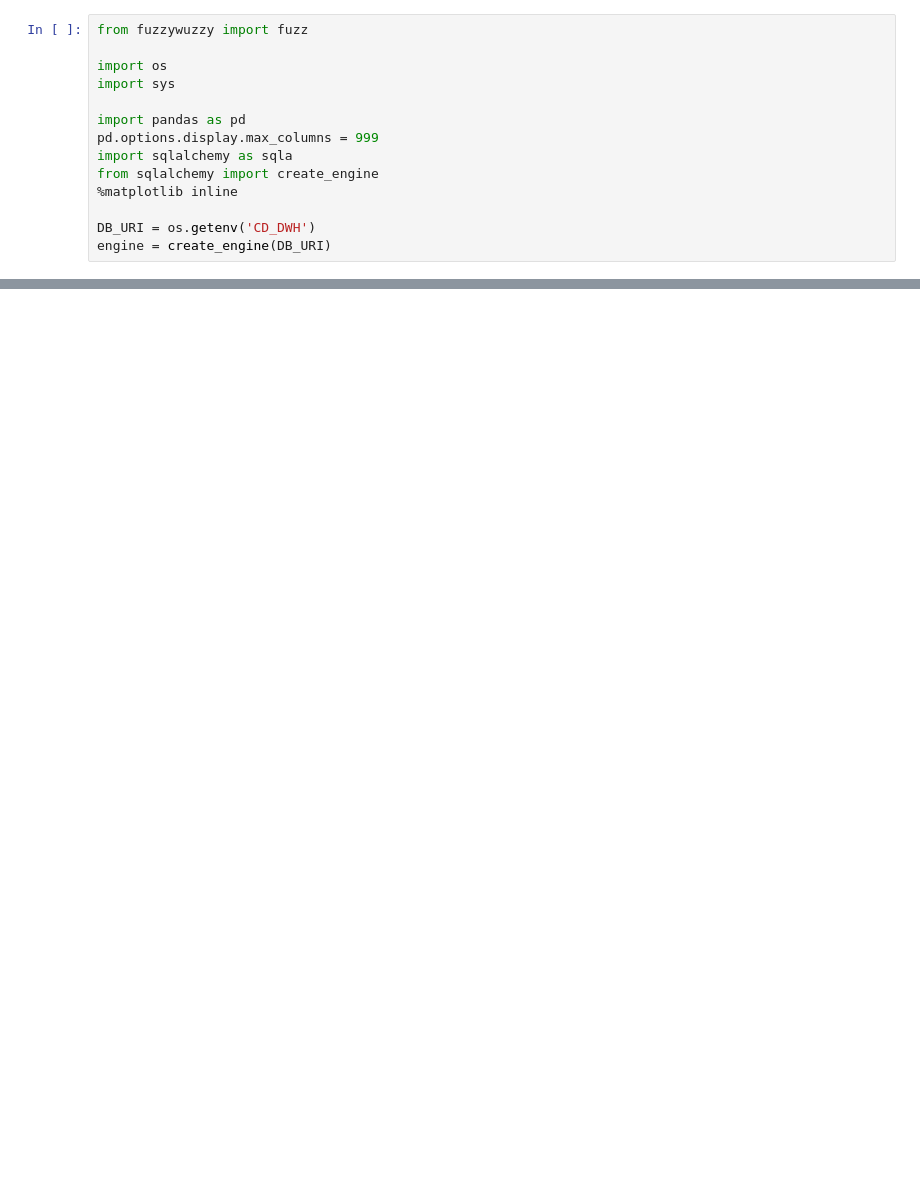
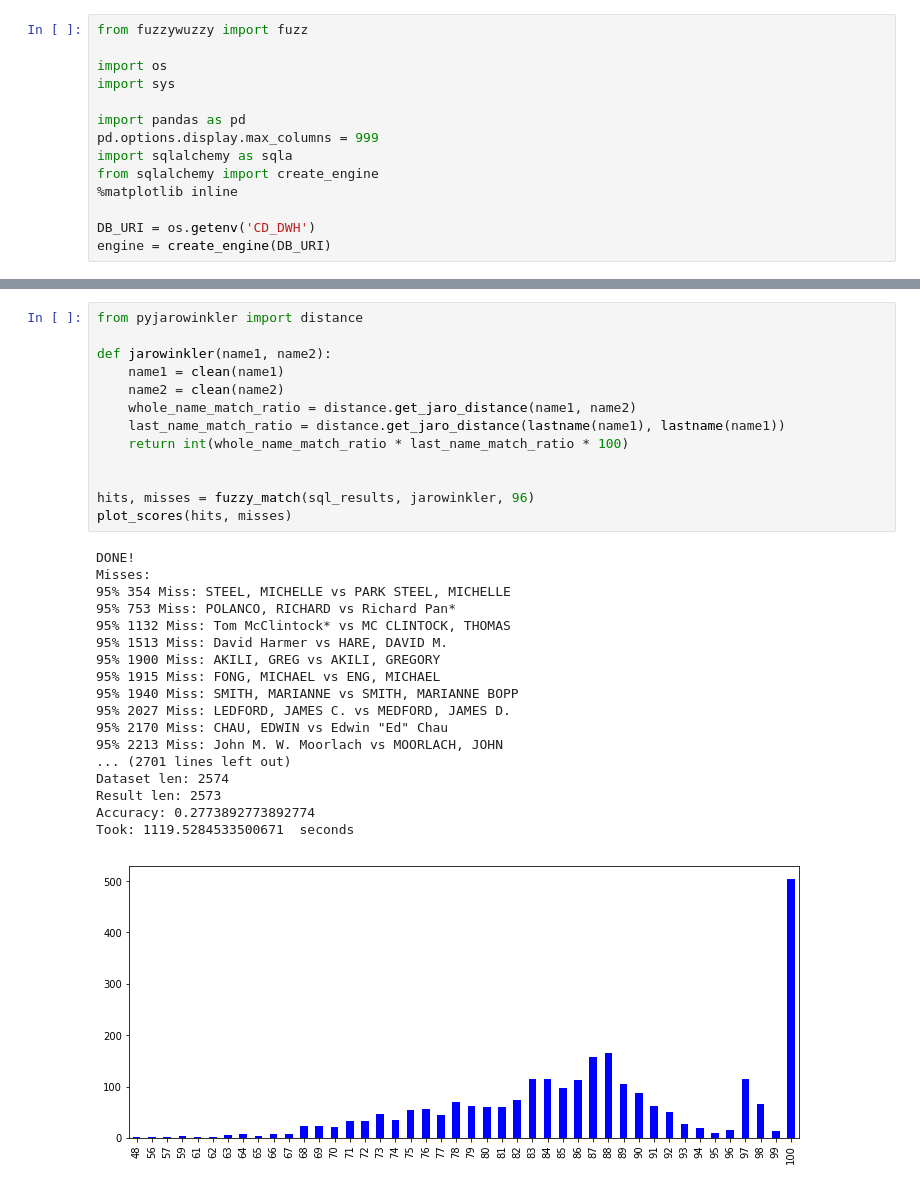
Before and after one commit to awoziji/datasci-campaign-finance, a Jupyter notebook: notebooks/Testing 2 Associating Table Data on Names.ipynb, the cells around one changed output, grey strips where cells are left out. Drawn from its saved outputs; the diff is of its cells as text; blank space fills up the shorter version.

```diff
--- a/notebooks/Testing 2 Associating Table Data on Names.ipynb
+++ b/notebooks/Testing 2 Associating Table Data on Names.ipynb
@@ -298,0 +546,32 @@ sql_results
+# %%
+from pyjarowinkler import distance
+
+def jarowinkler(name1, name2):
+    name1 = clean(name1)
+    name2 = clean(name2)
+    whole_name_match_ratio = distance.get_jaro_distance(name1, name2)
+    last_name_match_ratio = distance.get_jaro_distance(lastname(name1), lastname(name1))
+    return int(whole_name_match_ratio * last_name_match_ratio * 100)
+
+
+hits, misses = fuzzy_match(sql_results, jarowinkler, 96)
+plot_scores(hits, misses)
+# %% [output]
+DONE!
+Misses:
+95% 354 Miss: STEEL, MICHELLE vs PARK STEEL, MICHELLE
+95% 753 Miss: POLANCO, RICHARD vs Richard Pan*
+95% 1132 Miss: Tom McClintock* vs MC CLINTOCK, THOMAS
+95% 1513 Miss: David Harmer vs HARE, DAVID M.
+95% 1900 Miss: AKILI, GREG vs AKILI, GREGORY
+95% 1915 Miss: FONG, MICHAEL vs ENG, MICHAEL
+95% 1940 Miss: SMITH, MARIANNE vs SMITH, MARIANNE BOPP
+95% 2027 Miss: LEDFORD, JAMES C. vs MEDFORD, JAMES D.
+95% 2170 Miss: CHAU, EDWIN vs Edwin "Ed" Chau
+95% 2213 Miss: John M. W. Moorlach vs MOORLACH, JOHN
+... (2701 lines left out)
+Dataset len: 2574
+Result len: 2573
+Accuracy: 0.2773892773892774
+Took: 1119.5284533500671  seconds
+[figure, added]
```
Also changed, not shown: parts of 18 cells of this notebook, 3 other files.
